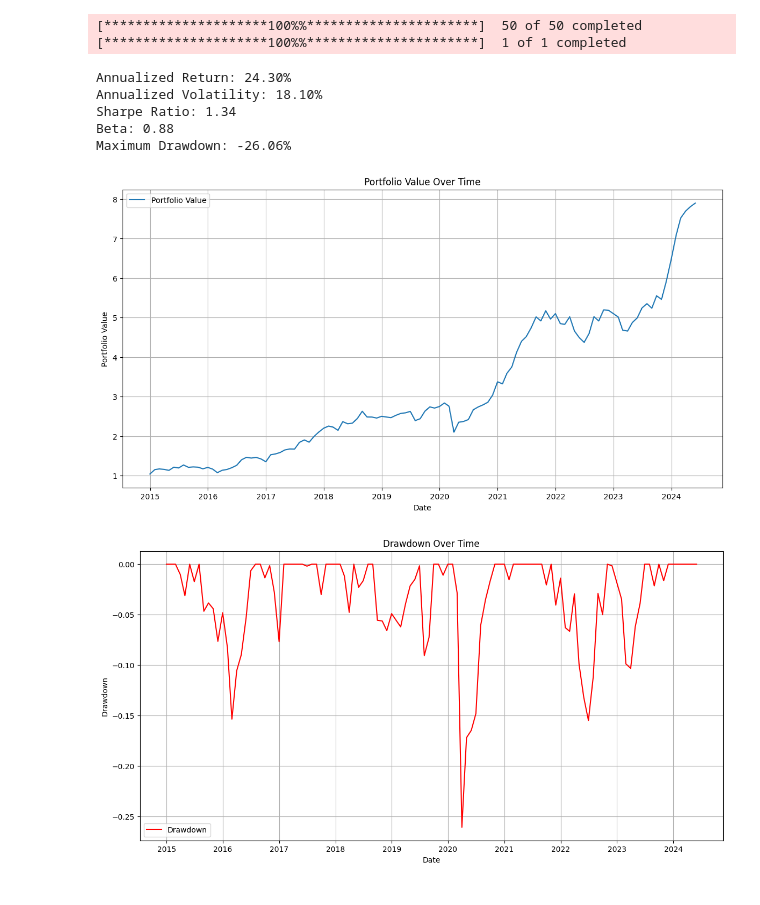
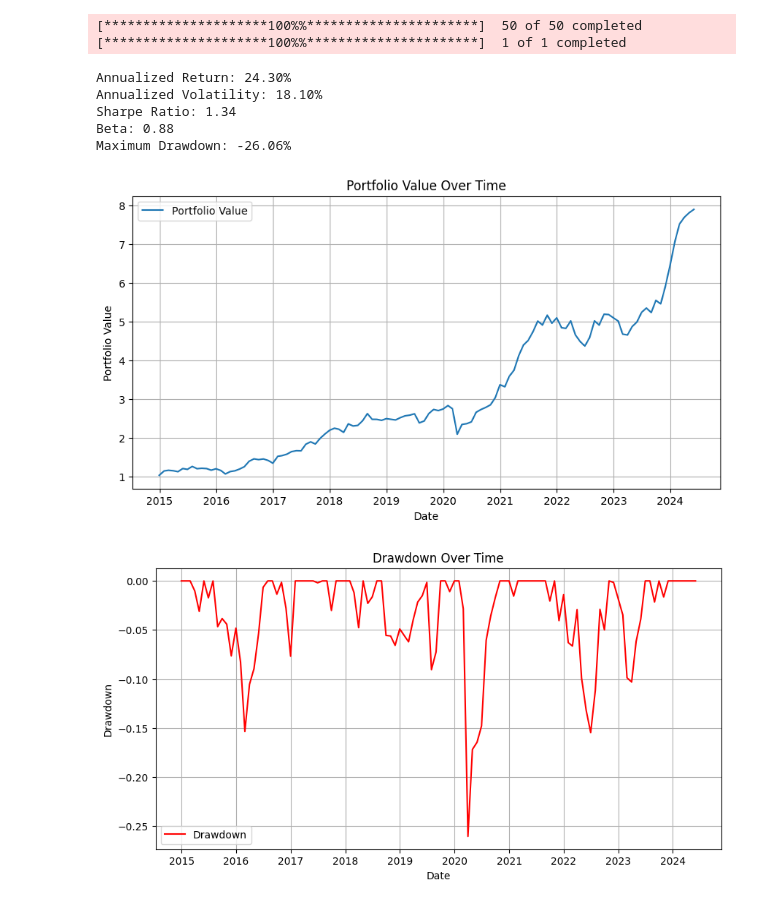
Before and after one commit to Quantzaar/Strategy, a Jupyter notebook: backtest results/Backtest_nifty50_momentum_strategy_11_1.ipynb, the cells around one changed output. Saved outputs shown, nothing was run; the diff lists cells and outputs as text; code cells hidden in the pictures.

```diff
--- a/backtest results/Backtest_nifty50_momentum_strategy_11_1.ipynb
+++ b/backtest results/Backtest_nifty50_momentum_strategy_11_1.ipynb
@@ -61,34 +61,34 @@ print(f"Annualized Return: {annualized_return:.2%}")
 print(f"Annualized Volatility: {annualized_std:.2%}")
 print(f"Sharpe Ratio: {sharpe_ratio:.2f}")
 print(f"Beta: {beta:.2f}")
 print(f"Maximum Drawdown: {portfolio_df['Drawdown'].min():.2%}")
 
 # Plot portfolio value over time
-plt.figure(figsize=(14, 7))
+plt.figure(figsize=(10, 5))
 plt.plot(portfolio_df['Portfolio Value'], label='Portfolio Value')
 plt.title('Portfolio Value Over Time')
 plt.xlabel('Date')
 plt.ylabel('Portfolio Value')
 plt.legend()
 plt.grid(True)
 plt.show()
 
 # Plot drawdown over time
-plt.figure(figsize=(14, 7))
+plt.figure(figsize=(10, 5))
 plt.plot(portfolio_df['Drawdown'], label='Drawdown', color='red')
 plt.title('Drawdown Over Time')
 plt.xlabel('Date')
 plt.ylabel('Drawdown')
 plt.legend()
 plt.grid(True)
 plt.show()
 # %% [output]
 [*********************100%%**********************]  50 of 50 completed
 [*********************100%%**********************]  1 of 1 completed
 Annualized Return: 24.30%
 Annualized Volatility: 18.10%
 Sharpe Ratio: 1.34
 Beta: 0.88
 Maximum Drawdown: -26.06%
-[figure, old version]
+[figure, new version]
-[figure, old version]
+[figure, new version]
```
